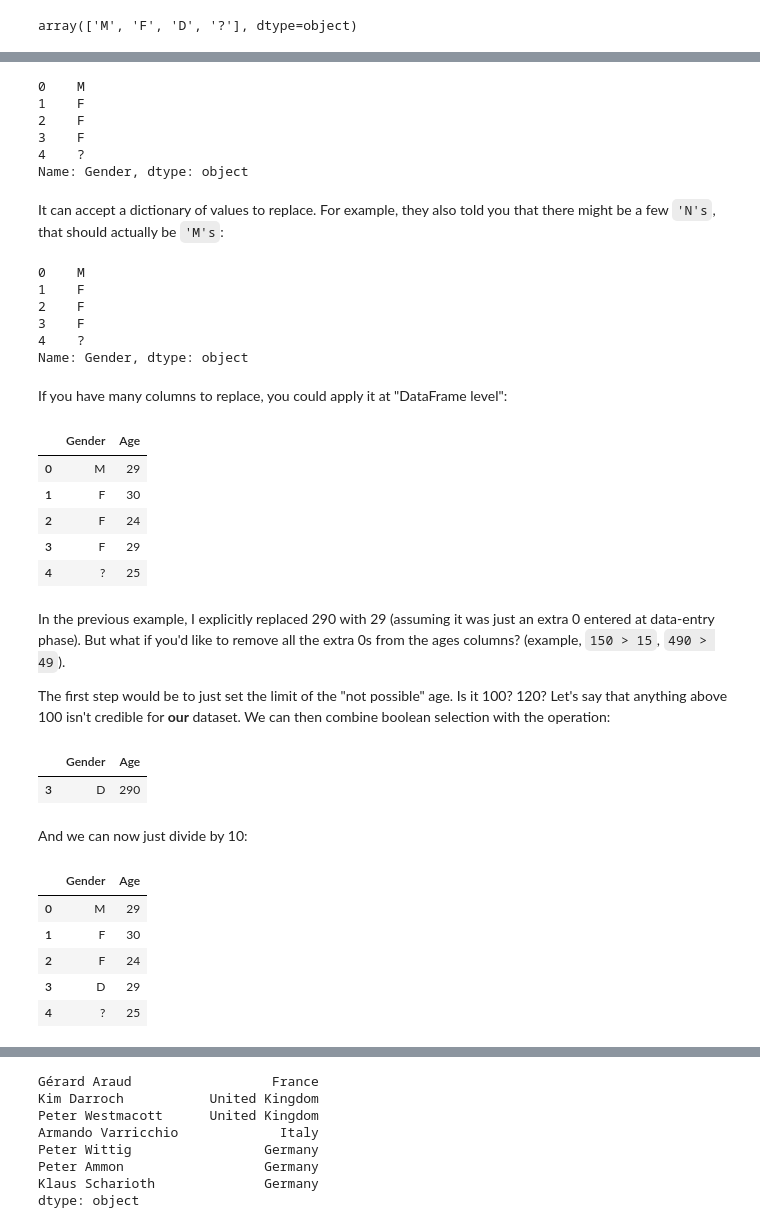
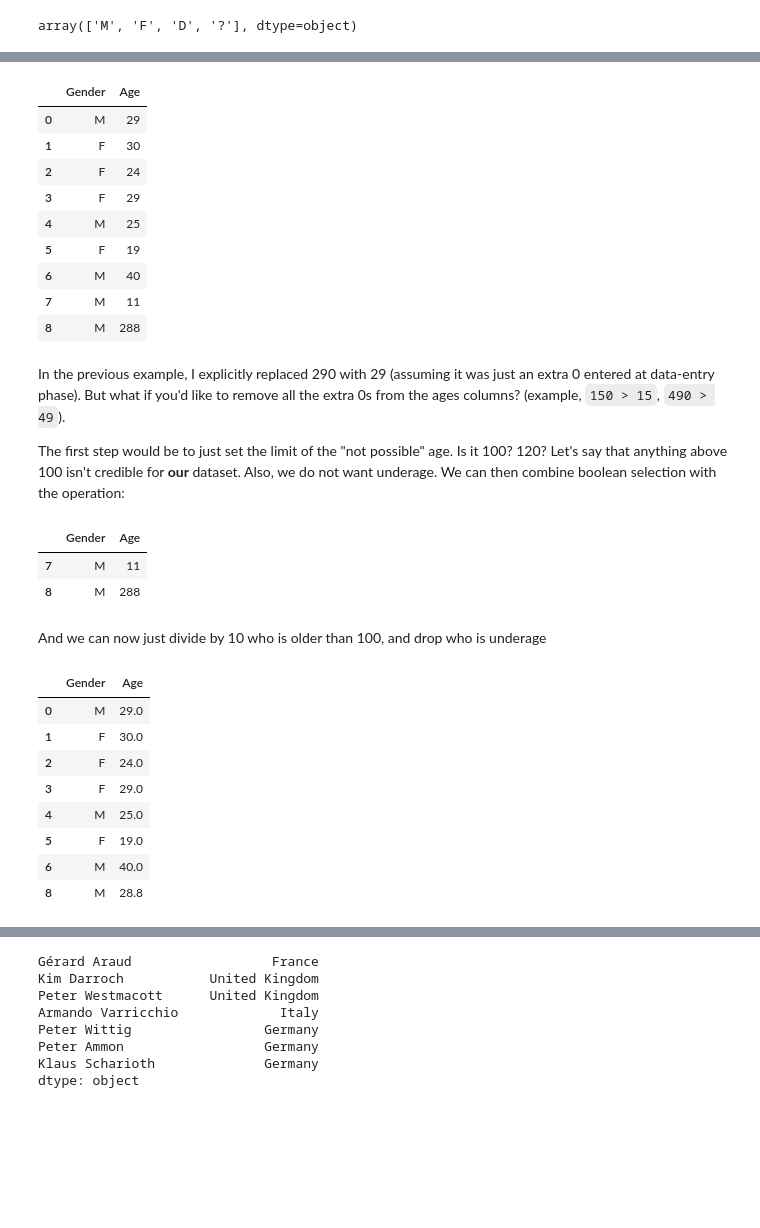
Before and after one commit to hh-blaire-cho/ds101_2025Jun, a Jupyter notebook: 08_Pandas_DataCleansing.ipynb, the cells around one changed output, grey strips where cells are left out. Cells and saved outputs as stored; diff of their text form; code cells hidden in the pictures; blank space fills up the shorter version.

```diff
--- a/08_Pandas_DataCleansing.ipynb
+++ b/08_Pandas_DataCleansing.ipynb
@@ -17,8 +15,8 @@ import pandas as pd
 # %%
 df = pd.DataFrame(
     {
-        "Gender": ["M", "F", "F", "D", "?"],
-        "Age": [29, 30, 24, 290, 25],
+        "Gender": ["M", "F", "F", "D", "?", "F", "?", "M", "M"],
+        "Age": [29, 30, 24, 290, 25, 19, 40, 11, 288],
     }
 )
 df
@@ -53,56 +102,43 @@ Clearly if you see values like `'D'` or `'?'`, it'll immediately raise your atte
 # %%
-df["Gender"].replace("D", "F")
+df.replace({"Gender": {"D": "F", "?": "M"}, "Age": {290: 29}}, inplace=True)
+df
 # %% [output]
-0    M
-1    F
-2    F
-3    F
-4    ?
-Name: Gender, dtype: object
+|  | Gender | Age |
+| 0 | M | 29 |
+| 1 | F | 30 |
+| 2 | F | 24 |
+| 3 | F | 29 |
+| 4 | M | 25 |
+| 5 | F | 19 |
+| 6 | M | 40 |
+| 7 | M | 11 |
+| 8 | M | 288 |
-# %% [markdown]
-It can accept a dictionary of values to replace. For example, they also told you that there might be a few `'N's`, that should actually be `'M's`:
-# %%
-df["Gender"].replace({"D": "F", "N": "M"})
-# %% [output]
-0    M
-1    F
-2    F
-3    F
-4    ?
-Name: Gender, dtype: object
-# %% [markdown]
-If you have many columns to replace, you could apply it at "DataFrame level":
-# %%
-df.replace({"Gender": {"D": "F", "N": "M"}, "Age": {290: 29}})
-# %% [output]
-|  | Gender | Age |
-| 0 | M | 29 |
-| 1 | F | 30 |
-| 2 | F | 24 |
-| 3 | F | 29 |
-| 4 | ? | 25 |
 # %% [markdown]
 In the previous example, I explicitly replaced 290 with 29 (assuming it was just an extra 0 entered at data-entry phase). But what if you'd like to remove all the extra 0s from the ages columns? (example, `150 > 15`, `490 > 49`).
 
-The first step would be to just set the limit of the "not possible" age. Is it 100? 120? Let's say that anything above 100 isn't credible for **our** dataset. We can then combine boolean selection with the operation:
+The first step would be to just set the limit of the "not possible" age. Is it 100? 120? Let's say that anything above 100 isn't credible for **our** dataset. Also, we do not want underage. We can then combine boolean selection with the operation:
 # %%
-df[df["Age"] > 100]
+df[(df["Age"] > 100) | (df["Age"] < 18)]
 # %% [output]
 |  | Gender | Age |
-| 3 | D | 290 |
+| 7 | M | 11 |
+| 8 | M | 288 |
 # %% [markdown]
-And we can now just divide by 10:
+And we can now just divide by 10 who is older than 100, and drop who is underage
 # %%
+df = df[df["Age"] >= 18]
 df.loc[df["Age"] > 100, "Age"] = df.loc[df["Age"] > 100, "Age"] / 10
+df
+# %% [output]
+|  | Gender | Age |
+| 0 | M | 29.0 |
+| 1 | F | 30.0 |
+| 2 | F | 24.0 |
+| 3 | F | 29.0 |
+| 4 | M | 25.0 |
+| 5 | F | 19.0 |
+| 6 | M | 40.0 |
+| 8 | M | 28.8 |
-# %%
-df
-# %% [output]
-|  | Gender | Age |
-| 0 | M | 29 |
-| 1 | F | 30 |
-| 2 | F | 24 |
-| 3 | D | 29 |
-| 4 | ? | 25 |
 # %% [markdown]
 ![separator1](https://i.imgur.com/ZUWYTii.png)
 
```
Also changed, not shown: parts of 40 cells of this notebook, 9 other files.
